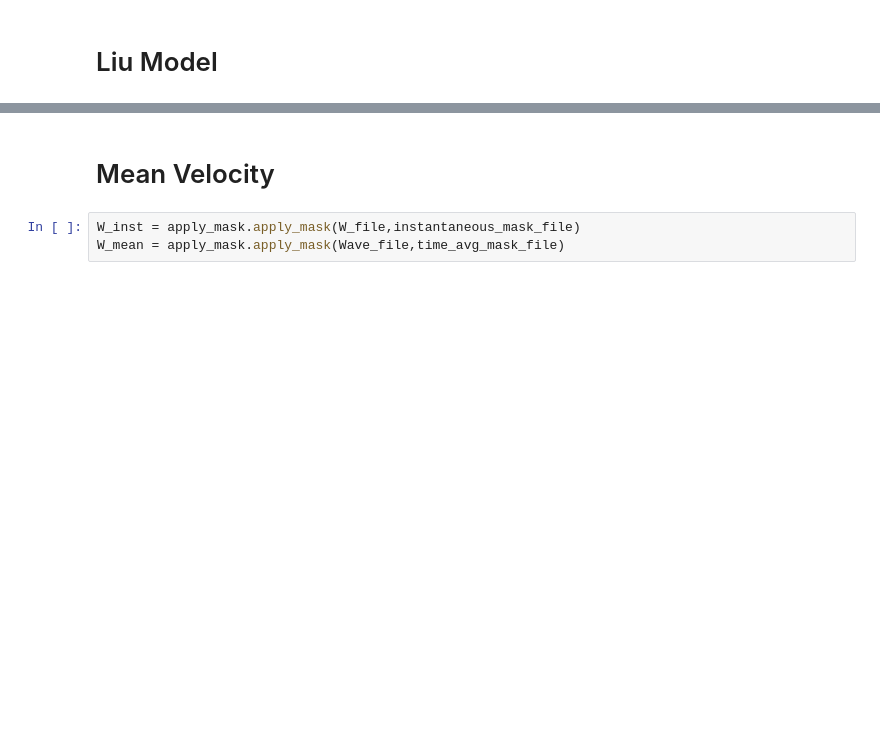
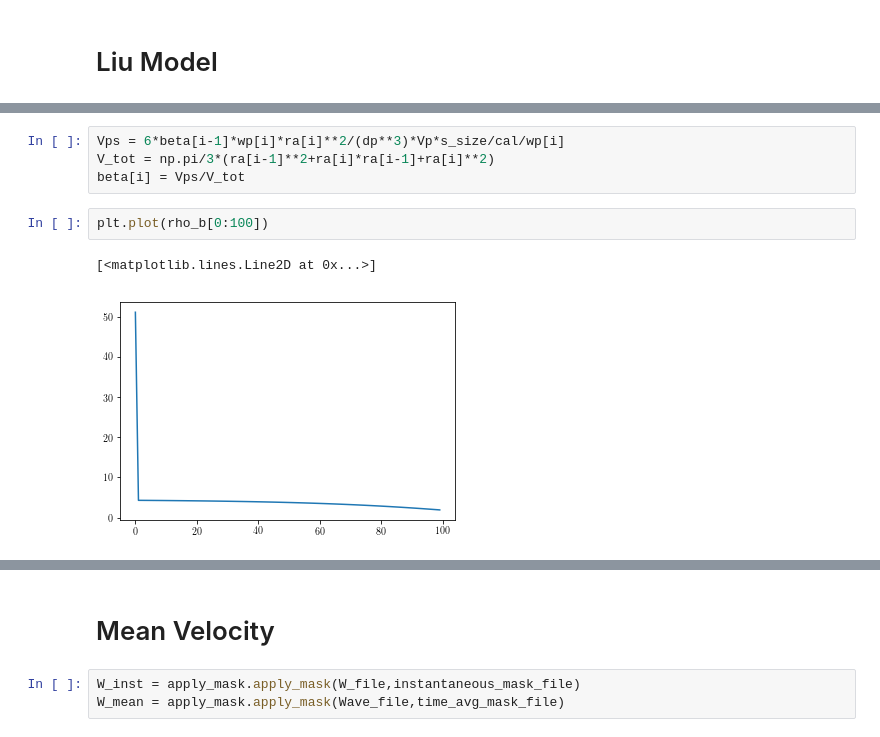
Before and after one commit to ajpetersen25/PLPlumes, a Jupyter notebook: Code/whole_plume_profiles.ipynb, the cells around one changed output, grey strips where cells are left out. Saved outputs shown, nothing was run; the diff lists cells and outputs as text; blank space fills up the shorter version.

```diff
--- a/Code/whole_plume_profiles.ipynb
+++ b/Code/whole_plume_profiles.ipynb
@@ -112,0 +205,9 @@ for i,ii in enumerate(s):
+# %%
+Vps = 6*beta[i-1]*wp[i]*ra[i]**2/(dp**3)*Vp*s_size/cal/wp[i]
+V_tot = np.pi/3*(ra[i-1]**2+ra[i]*ra[i-1]+ra[i]**2)
+beta[i] = Vps/V_tot
+# %%
+plt.plot(rho_b[0:100])
+# %% [output]
+[<matplotlib.lines.Line2D at 0x...>]
+[figure, added]
```
Also changed, not shown: parts of 81 cells of this notebook, 2 other files.
